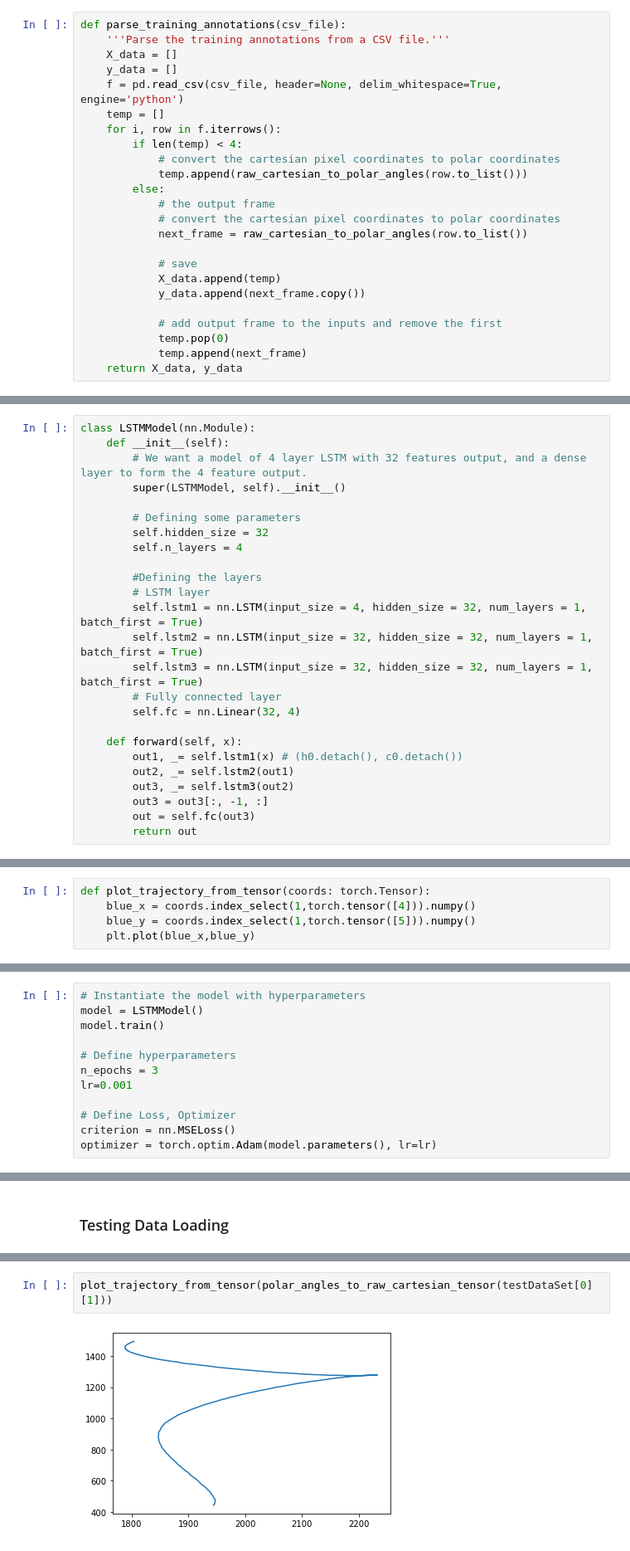
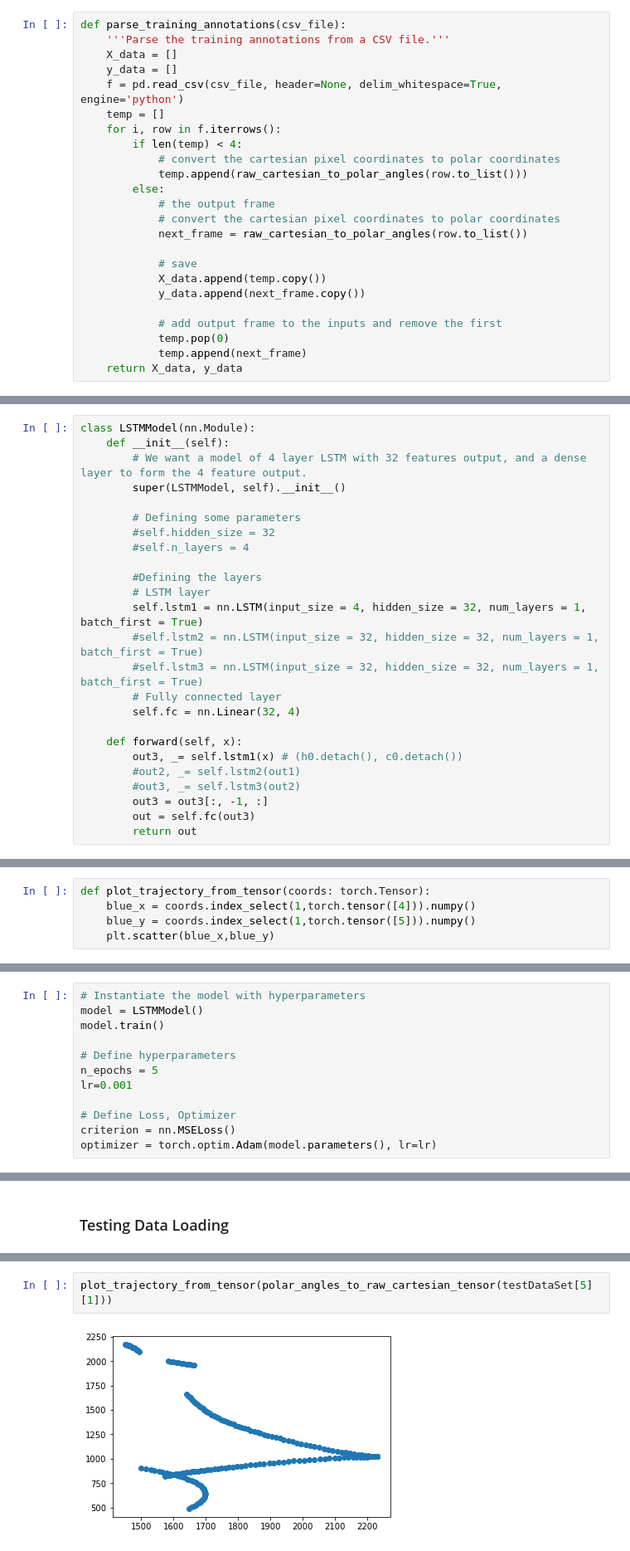
Before and after one commit to gthampak/physinet.io, a Jupyter notebook: project.ipynb, the cells around one changed output, grey strips where cells are left out. Shown at 83% size. Cells and saved outputs as stored; diff of their text form.

```diff
--- a/project.ipynb
+++ b/project.ipynb
@@ -102,7 +102,7 @@ def parse_training_annotations(csv_file):
             next_frame = raw_cartesian_to_polar_angles(row.to_list())
 
             # save
-            X_data.append(temp)
+            X_data.append(temp.copy())
             y_data.append(next_frame.copy())
 
             # add output frame to the inputs and remove the first
@@ -150,21 +149,21 @@ class LSTMModel(nn.Module):
         super(LSTMModel, self).__init__()
 
         # Defining some parameters
-        self.hidden_size = 32
-        self.n_layers = 4
+        #self.hidden_size = 32
+        #self.n_layers = 4
 
         #Defining the layers
         # LSTM layer
         self.lstm1 = nn.LSTM(input_size = 4, hidden_size = 32, num_layers = 1, batch_first = True)
-        self.lstm2 = nn.LSTM(input_size = 32, hidden_size = 32, num_layers = 1, batch_first = True)
-        self.lstm3 = nn.LSTM(input_size = 32, hidden_size = 32, num_layers = 1, batch_first = True)
+        #self.lstm2 = nn.LSTM(input_size = 32, hidden_size = 32, num_layers = 1, batch_first = True)
+        #self.lstm3 = nn.LSTM(input_size = 32, hidden_size = 32, num_layers = 1, batch_first = True)
         # Fully connected layer
         self.fc = nn.Linear(32, 4)
 
     def forward(self, x):
-        out1, _= self.lstm1(x) # (h0.detach(), c0.detach())
-        out2, _= self.lstm2(out1)
-        out3, _= self.lstm3(out2)
+        out3, _= self.lstm1(x) # (h0.detach(), c0.detach())
+        #out2, _= self.lstm2(out1)
+        #out3, _= self.lstm3(out2)
         out3 = out3[:, -1, :]
         out = self.fc(out3)
         return out
@@ -174,7 +173,7 @@ Data Visualization Functions
 def plot_trajectory_from_tensor(coords: torch.Tensor):
     blue_x = coords.index_select(1,torch.tensor([4])).numpy()
     blue_y = coords.index_select(1,torch.tensor([5])).numpy()
-    plt.plot(blue_x,blue_y)
+    plt.scatter(blue_x,blue_y)
 # %% [markdown]
 ## Training, testing and analysis Codes
 
@@ -201,7 +200,7 @@ model = LSTMModel()
 model.train()
 
 # Define hyperparameters
-n_epochs = 3
+n_epochs = 5
 lr=0.001
 
 # Define Loss, Optimizer
@@ -327,4 +310,4 @@ plot_trajectory_from_tensor(output)
 # %%
-plot_trajectory_from_tensor(polar_angles_to_raw_cartesian_tensor(testDataSet[0][1]))
+plot_trajectory_from_tensor(polar_angles_to_raw_cartesian_tensor(testDataSet[5][1]))
 # %% [output]
-[figure, old version]
+[figure, new version]
```
Also changed, not shown: parts of 10 cells of this notebook, 1 other file.
